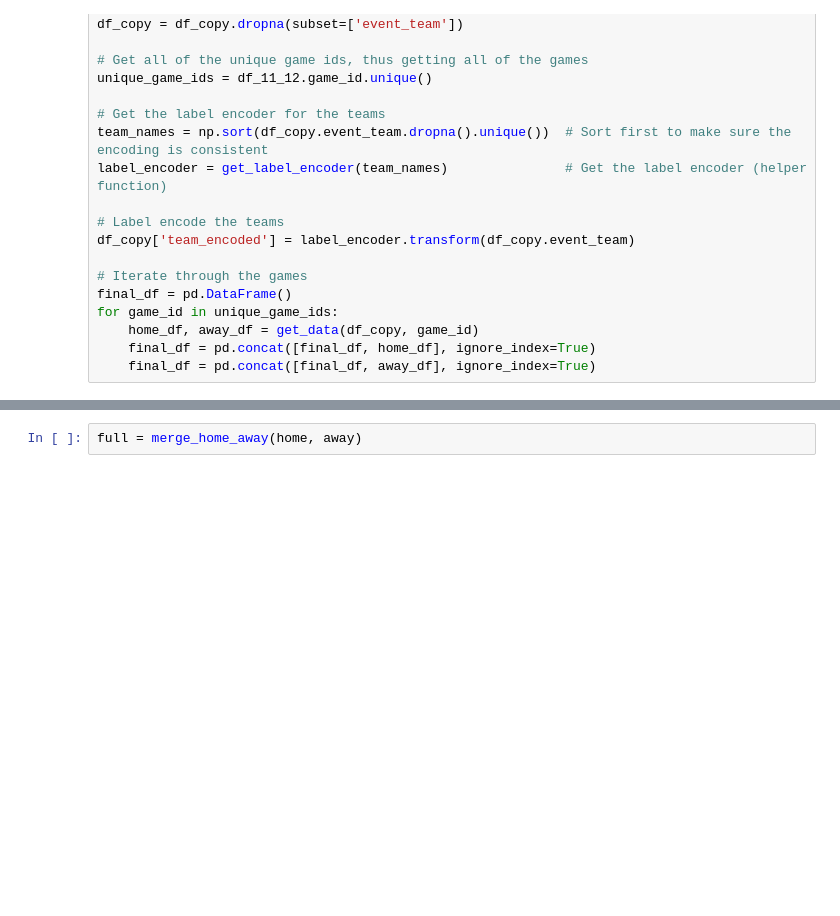
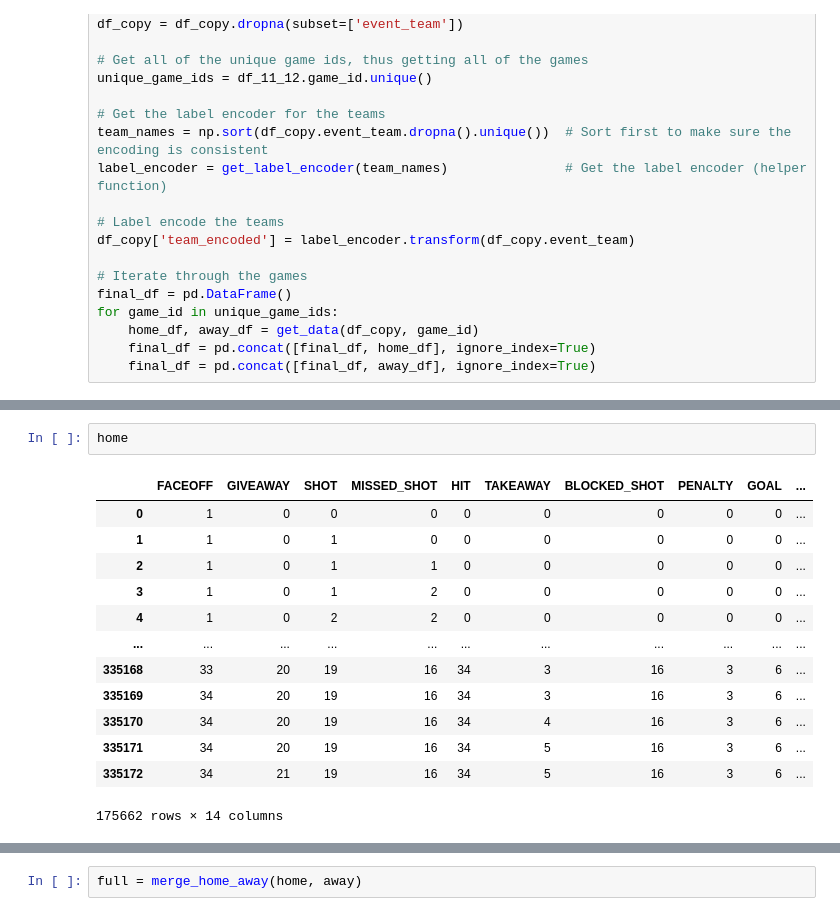
Before and after one commit to jeffxhansen/NHL_Win_Predictor, a Jupyter notebook: benj.ipynb, the cells around one changed output, grey strips where cells are left out. Cells and saved outputs as stored; diff of their text form; blank space fills up the shorter version.

```diff
--- a/benj.ipynb
+++ b/benj.ipynb
@@ -100,3 +122,19 @@ away = away_df.copy()
+# %%
+home
+# %% [output]
+|  | FACEOFF | GIVEAWAY | SHOT | MISSED_SHOT | HIT | TAKEAWAY | BLOCKED_SHOT | PENALTY | GOAL | ... |
+| 0 | 1 | 0 | 0 | 0 | 0 | 0 | 0 | 0 | 0 | ... |
+| 1 | 1 | 0 | 1 | 0 | 0 | 0 | 0 | 0 | 0 | ... |
+| 2 | 1 | 0 | 1 | 1 | 0 | 0 | 0 | 0 | 0 | ... |
+| 3 | 1 | 0 | 1 | 2 | 0 | 0 | 0 | 0 | 0 | ... |
+| 4 | 1 | 0 | 2 | 2 | 0 | 0 | 0 | 0 | 0 | ... |
+| ... | ... | ... | ... | ... | ... | ... | ... | ... | ... | ... |
+| 335168 | 33 | 20 | 19 | 16 | 34 | 3 | 16 | 3 | 6 | ... |
+| 335169 | 34 | 20 | 19 | 16 | 34 | 3 | 16 | 3 | 6 | ... |
+| 335170 | 34 | 20 | 19 | 16 | 34 | 4 | 16 | 3 | 6 | ... |
+| 335171 | 34 | 20 | 19 | 16 | 34 | 5 | 16 | 3 | 6 | ... |
+| 335172 | 34 | 21 | 19 | 16 | 34 | 5 | 16 | 3 | 6 | ... |
+175662 rows × 14 columns
 # %%
 def merge_home_away(home_df, away_df):
      # change the names in the home_df to be HOME_[current column name] and same for away_df
```
Also changed, not shown: parts of 15 cells of this notebook.
